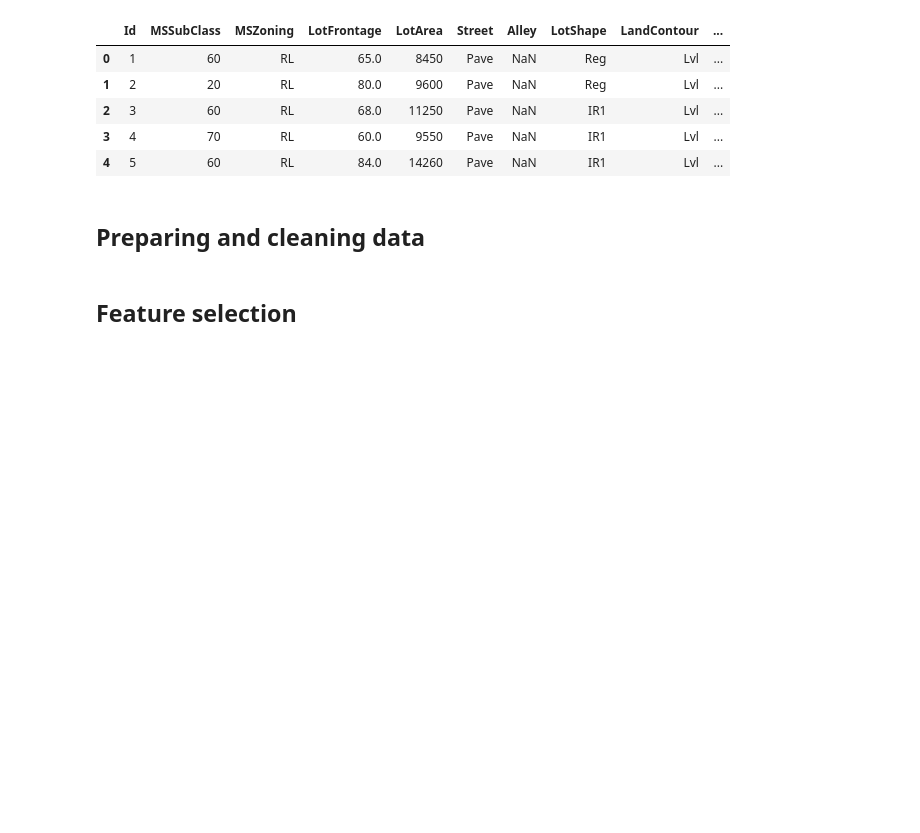
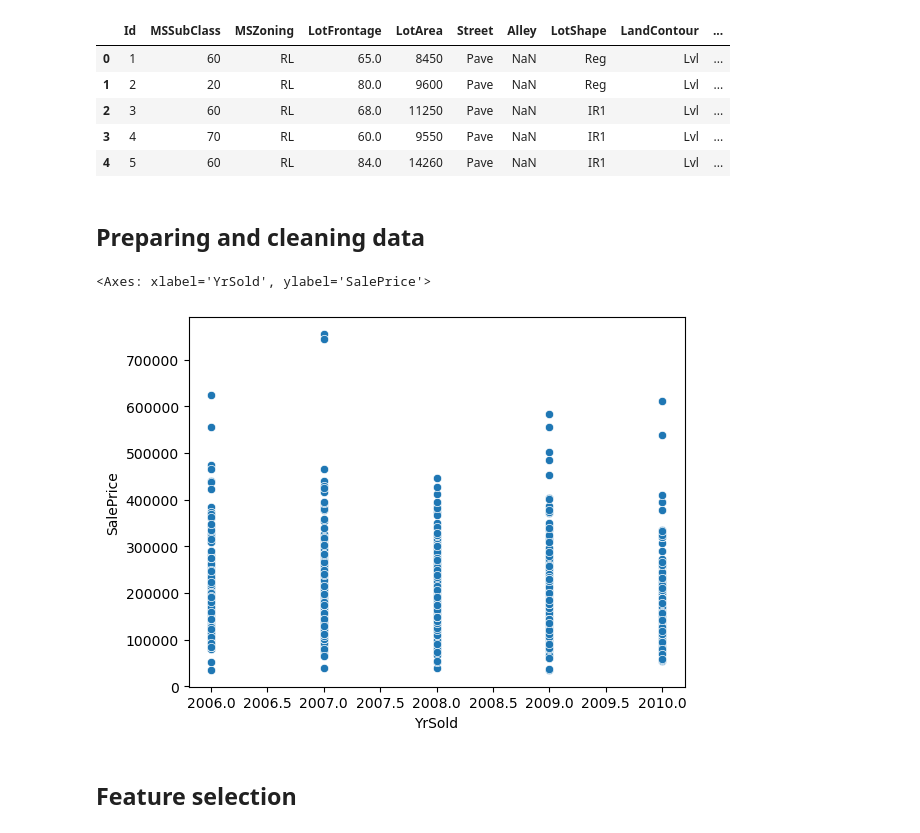
Before and after one commit to armenddsh/house-pricing-prediction-kaggle, a Jupyter notebook: project.ipynb, the cells around one changed output. Drawn from its saved outputs; the diff is of its cells as text; code cells hidden in the pictures; blank space fills up the shorter version.

```diff
--- a/project.ipynb
+++ b/project.ipynb
@@ -133,4 +137,9 @@ def prepare_clean_data(df):
   return df
+# %%
+sns.scatterplot(df_train, x="YrSold", y="SalePrice")
+# %% [output]
+<Axes: xlabel='YrSold', ylabel='SalePrice'>
+[figure, added]
 # %%
 def remove_outliers(df):
 
```
Also changed, not shown: parts of 9 cells of this notebook, 1 other file.
